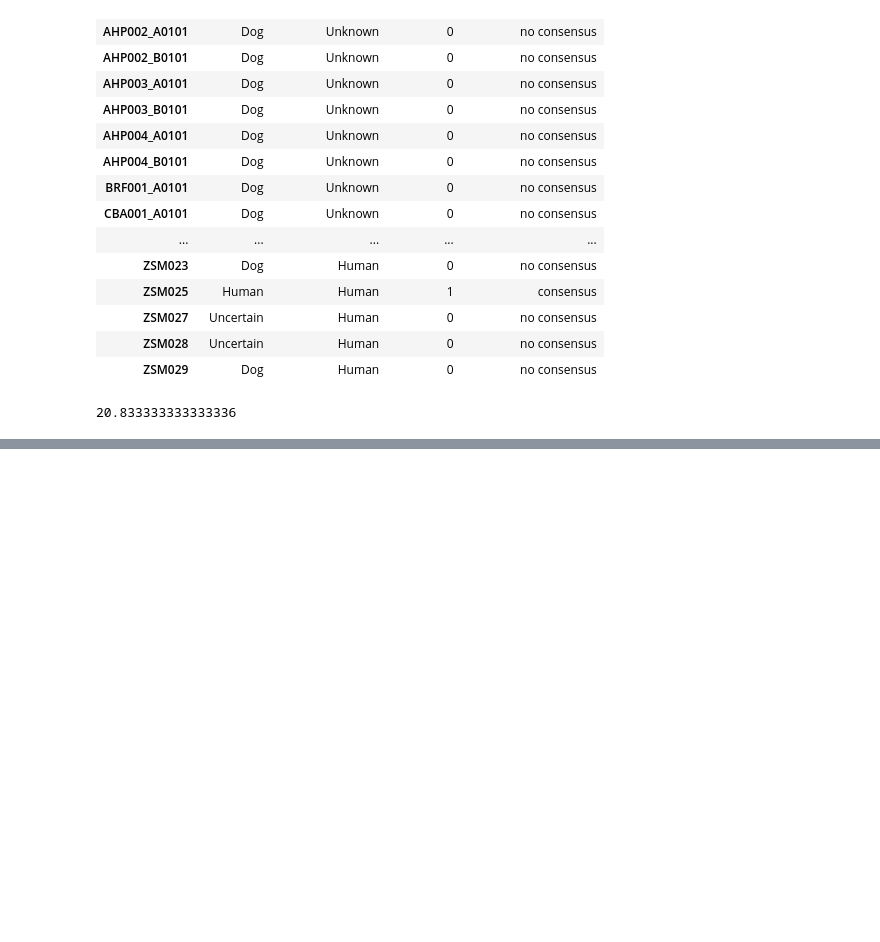
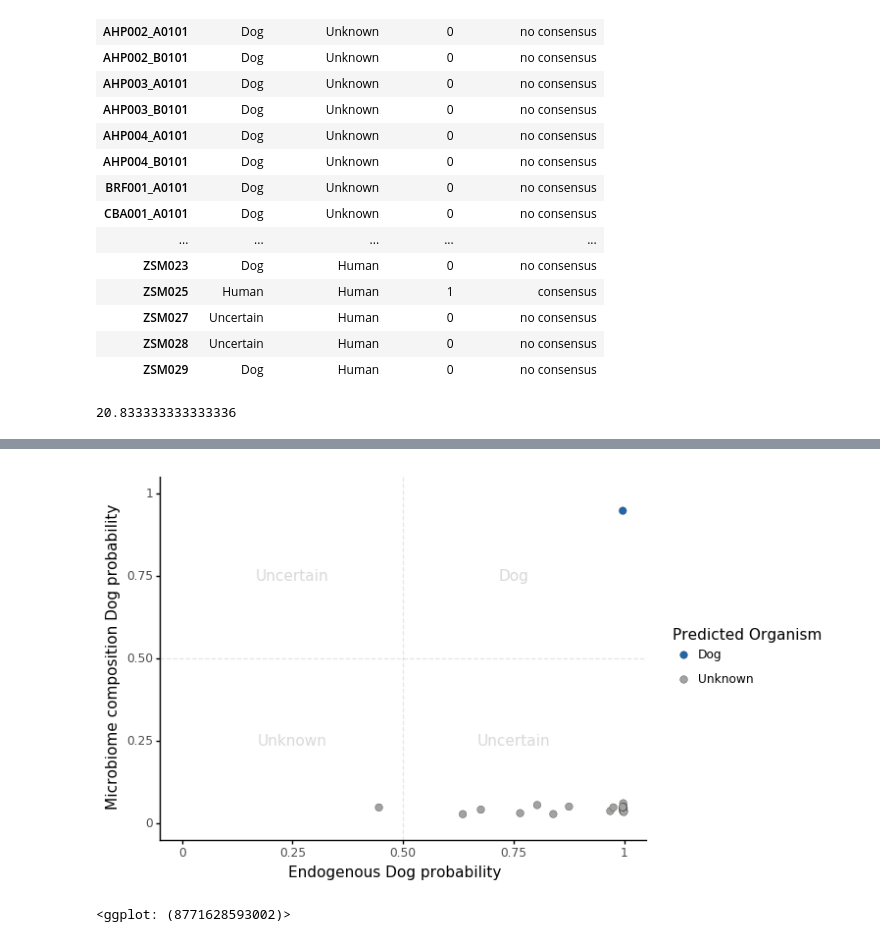
Before and after one commit to maxibor/coproid-article, a Jupyter notebook: figures/figure5/figure5.ipynb, the cells around one changed output, grey strips where cells are left out. Drawn from its saved outputs; the diff is of its cells as text; code cells hidden in the pictures; blank space fills up the shorter version.

```diff
--- a/figures/figure5/figure5.ipynb
+++ b/figures/figure5/figure5.ipynb
@@ -151,0 +170,17 @@ p
+# %%
+species_text3 = species_text2
+species_text3['text'] = ['Unknown','Uncertain','Dog','Uncertain']
+# %%
+p3 = ggplot(data=d.query('coproID_prediction != "Human"'))
+p3 = p3 + geom_point(aes(x='normalized_bp_proportion_aligned_Canis_familiaris',y='metagenomic_proportion_Canis_familiaris', fill='coproID_prediction'), color='black', stroke=0.1, size=3)
+p3 = p3 + geom_hline(yintercept=0.5, linetype='dashed', alpha=0.1)
+p3 = p3 + geom_vline(xintercept=0.5, linetype='dashed', alpha=0.1)
+p3 = p3 + geom_text(data=species_text3, mapping=aes(x='x',y='y', label='text'), alpha=0.3, color='grey')
+p3 = p3 + scale_fill_manual(name='Predicted Organism', values = {'Human':'#c44e00', 'Dog':'#2166ac', 'Unknown':'#a2a3a1'})
+p3 = p3 + theme_classic() + labs(x='Endogenous Dog probability',y = 'Microbiome composition Dog probability')
+p3 = p3 + coord_cartesian(xlim=[0,1],ylim=[0,1])
+p3.save("results/figure5C.png", dpi=300)
+p3
+# %% [output]
+[figure, added]
+<ggplot: (8771628593002)>
```
Also changed, not shown: parts of 6 cells of this notebook, 3 other files.
